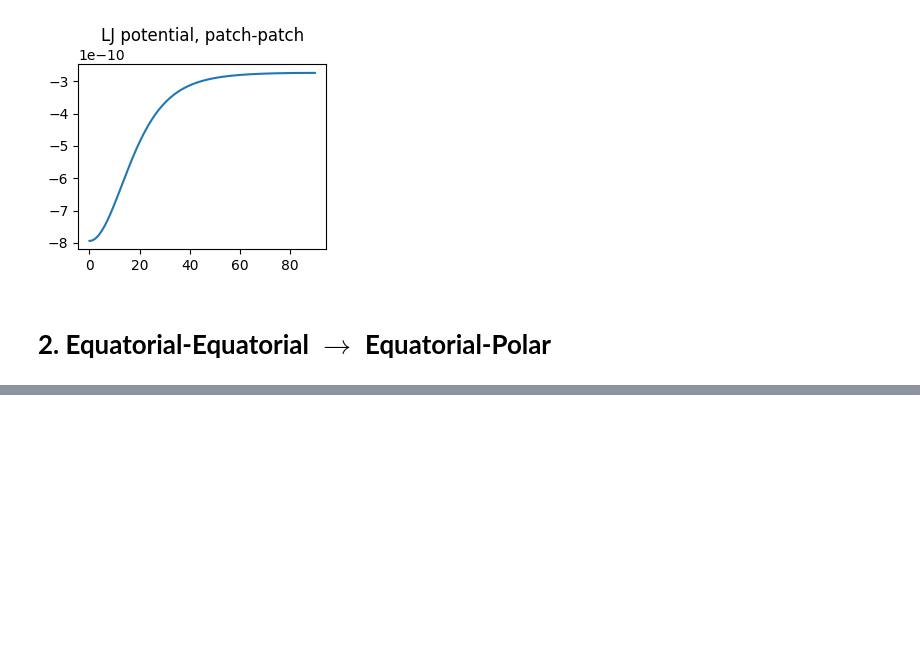
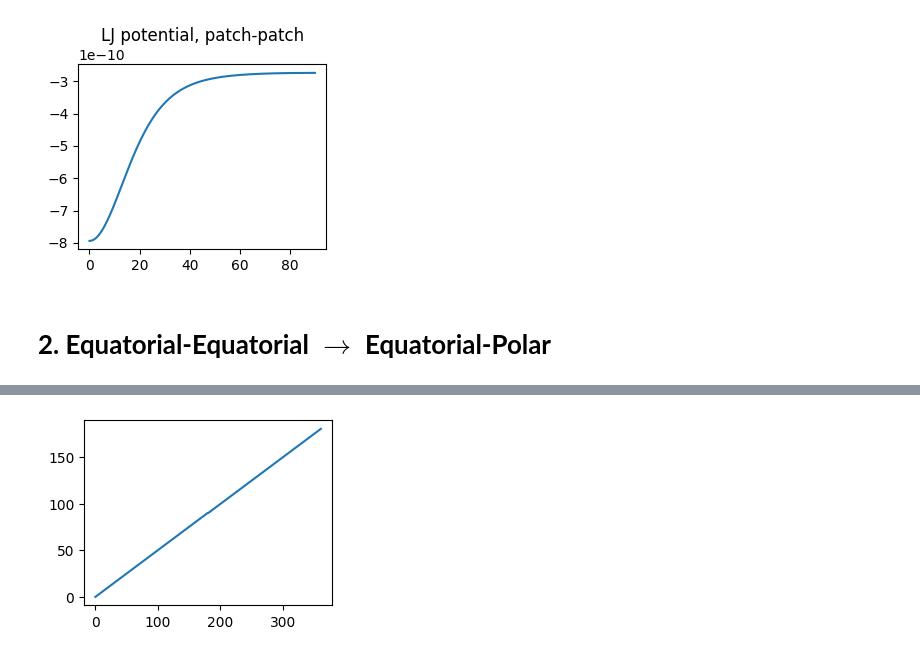
Before and after one commit to johannanovak/rotational_path, a Jupyter notebook: cut_potential.ipynb, the cells around one changed output, grey strips where cells are left out. Saved outputs shown, nothing was run; the diff lists cells and outputs as text; code cells hidden in the pictures; blank space fills up the shorter version.

```diff
--- a/cut_potential.ipynb
+++ b/cut_potential.ipynb
@@ -323,0 +436,10 @@ my_plot(CONST_alpha_lst, compute_patch_patch(lj_cut), label='LJ potential, patch
+# %%
+CONST_alpha_all = np.concatenate((CONST_alpha_lst, CONST_alpha_lst + 90)) # range 0° - 180° CAREFUL: 90° is twice => plateau!!
+
+plt.figure(figsize=(3.2,2.4))
+plt.plot(CONST_alpha_all)
+plt.show()
+
+# see the plateau y = 90° (although very small)
+# %% [output]
+[figure, added]
```
Also changed, not shown: parts of 16 cells of this notebook, 3 other files.
